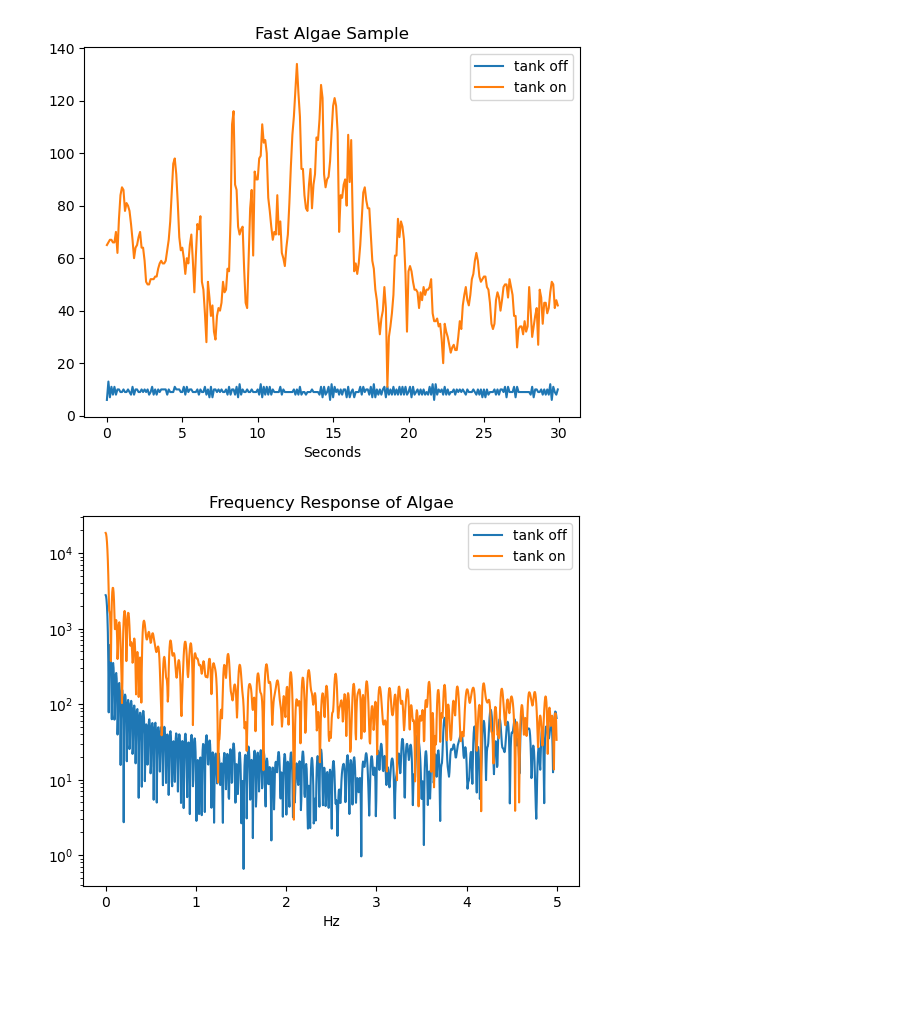
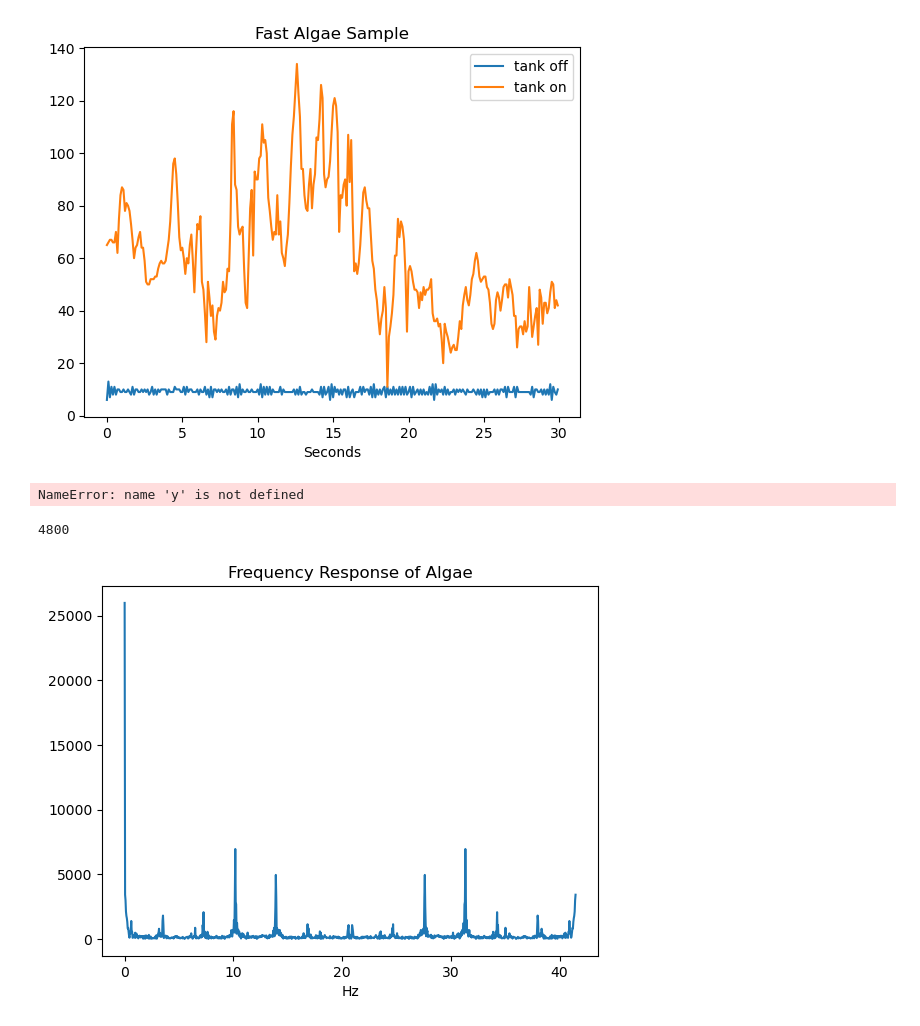
Before and after one commit to wFairmanOlin/Biomass, a Jupyter notebook: data/fdata.ipynb, the cells around one changed output. Cells and saved outputs as stored; diff of their text form; code cells hidden in the pictures; blank space fills up the shorter version.

Commit message:
updated harvest data

```diff
--- a/data/fdata.ipynb
+++ b/data/fdata.ipynb
@@ -43,7 +43,7 @@ plt.show()
 N = 2048
 y_fft = fft(y, N)
 y1_fft = fft(y1, N)
-freq_range = fftfreq(N, 0.1)
+freq_range = fftfreq(N, 1 / 83)
 
 plt.figure()
 plt.title("Frequency Response of Algae")
@@ -55,4 +55,22 @@ plt.yscale('log')
 plt.legend(['tank off', 'tank on'])
 plt.show()
 # %% [output]
-[figure, removed]
+NameError: name 'y' is not defined
+# %%
+with open('serial_output.txt') as f:
+    data = [int(line) for line in f]
+
+N = 2048
+y_fft = fft(data, N)
+freq_range = fftfreq(N, 1 / 83)
+
+print(len(data))
+
+plt.figure()
+plt.title("Frequency Response of Algae")
+plt.xlabel("Hz")
+plt.plot(freq_range[:N//2], np.abs(y_fft)[:N//2])
+plt.show()
+# %% [output]
+4800
+[figure, added]
```
Also changed, not shown: 5 other files.
